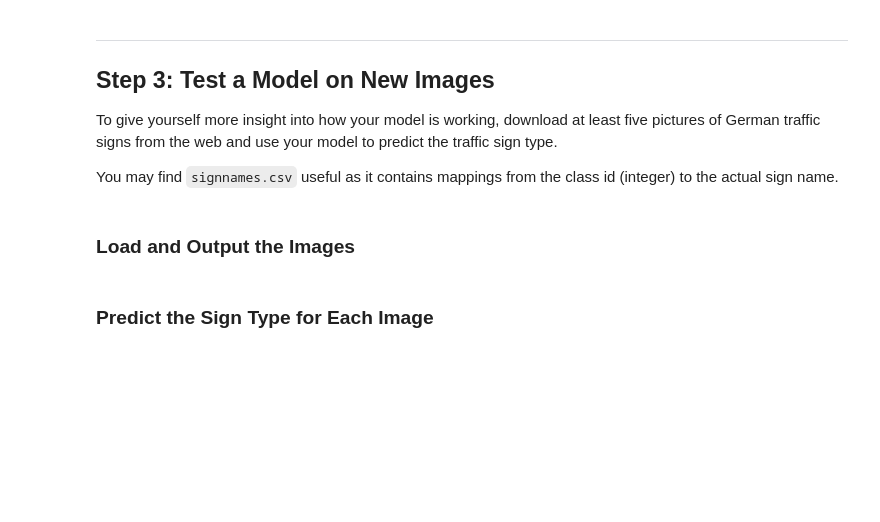
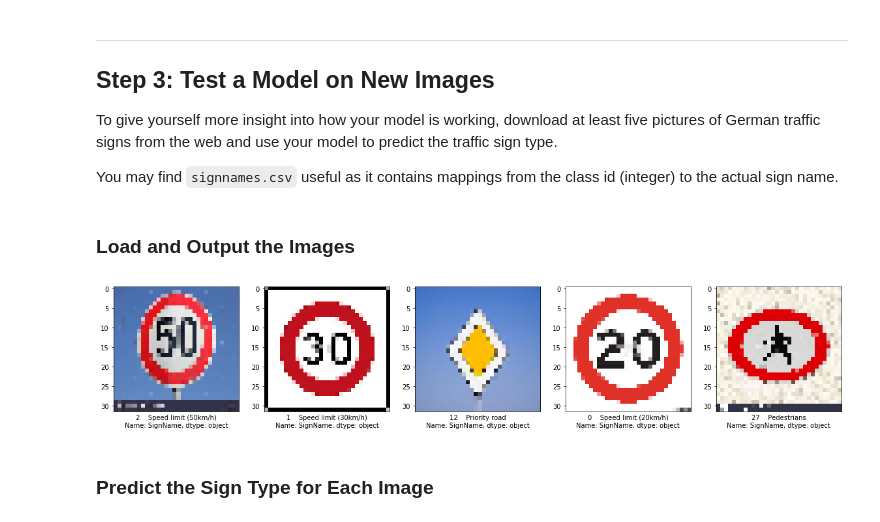
Before and after one commit to vasumaniram/SDCND-P3, a Jupyter notebook: Traffic_Sign_Classifier.ipynb, the cells around one changed output. Saved outputs shown, nothing was run; the diff lists cells and outputs as text; code cells hidden in the pictures; blank space fills up the shorter version.

Commit message:
New Test Images Implementation

```diff
--- a/Traffic_Sign_Classifier.ipynb
+++ b/Traffic_Sign_Classifier.ipynb
@@ -412,3 +409,32 @@ You may find `signnames.csv` useful as it contains mappings from the class id (i
+# %%
+### Load the images and plot them here.
+### Feel free to use as many code cells as needed.
+import glob
+import matplotlib.image as mpimg
+import cv2
+new_test_images = []
+plt.figure(figsize=(20,20))
+y_new_test_images = [2,1,12,0,27]
+
+for i,img_path in enumerate(sorted(glob.glob('./new_images/*.jpg'))):
+    img = cv2.imread(img_path)[:,:,0:3]
+    #plt.title()
+    #plt.title(img_path)
+    img = cv2.resize(img, (32,32))
+    img = cv2.cvtColor(img,cv2.COLOR_BGR2RGB)
+    new_test_images.append(img)
+    plt.subplot(1,5,i+1)
+    plt.imshow(img)
+    plt.xlabel(signs[signs['ClassId'] == y_new_test_images[i]]['SignName'])
+    plt.xticks([])
+    #plt.axis('off')
+plt.show()
+plt.close()
+
+X_new_test_images = np.array(new_test_images)
+X_new_test_images,y_new_test_images = preprocess_images(X_new_test_images,y_new_test_images)
+# %% [output]
+[figure, added]
 # %% [markdown]
 ### Predict the Sign Type for Each Image
 # %%
```
Also changed, not shown: parts of 4 cells of this notebook.
